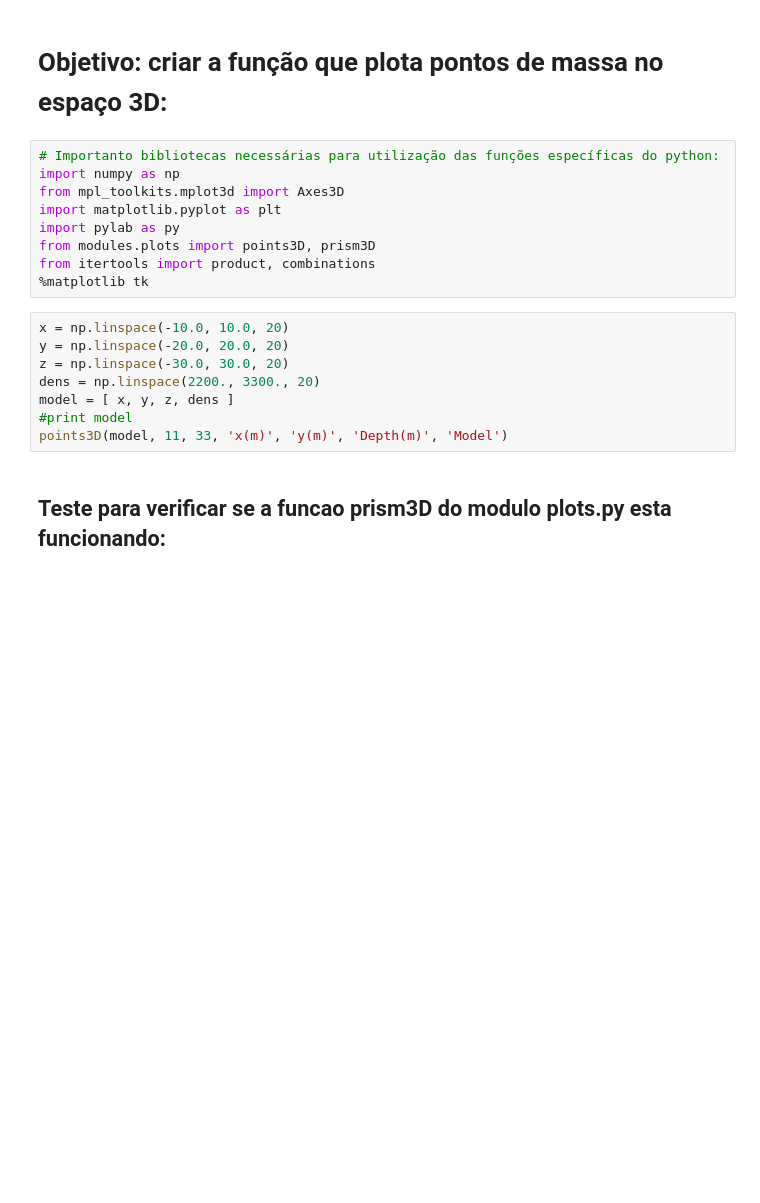
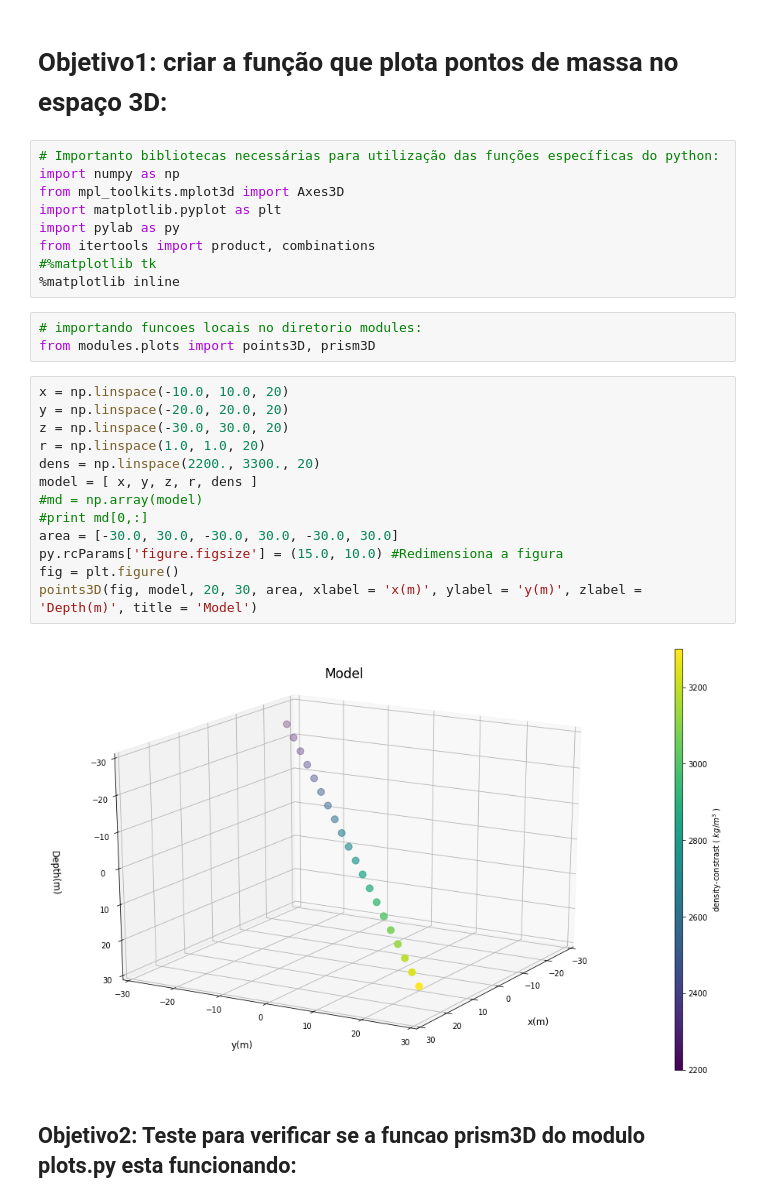
Before and after one commit to rodrigobijani/Congresso_Brasileiro_Geologia2018, a Jupyter notebook: scripts/tests.ipynb, the cells around one changed output. Drawn from its saved outputs; the diff is of its cells as text; blank space fills up the shorter version.

```diff
--- a/scripts/tests.ipynb
+++ b/scripts/tests.ipynb
@@ -1,23 +1,33 @@
 # %% [markdown]
-# Objetivo: criar a função que plota pontos de massa no espaço 3D:
+# Objetivo1: criar a função que plota pontos de massa no espaço 3D:
 # %%
 # Importanto bibliotecas necessárias para utilização das funções específicas do python:
 import numpy as np
 from mpl_toolkits.mplot3d import Axes3D
 import matplotlib.pyplot as plt
 import pylab as py
-from modules.plots import points3D, prism3D
 from itertools import product, combinations
-%matplotlib tk
+#%matplotlib tk
+%matplotlib inline
+# %%
+# importando funcoes locais no diretorio modules:
+from modules.plots import points3D, prism3D
 # %%
 x = np.linspace(-10.0, 10.0, 20)
 y = np.linspace(-20.0, 20.0, 20)
 z = np.linspace(-30.0, 30.0, 20)
+r = np.linspace(1.0, 1.0, 20)
 dens = np.linspace(2200., 3300., 20)
-model = [ x, y, z, dens ]
-#print model
-points3D(model, 11, 33, 'x(m)', 'y(m)', 'Depth(m)', 'Model')
+model = [ x, y, z, r, dens ]
+#md = np.array(model)
+#print md[0,:]
+area = [-30.0, 30.0, -30.0, 30.0, -30.0, 30.0]
+py.rcParams['figure.figsize'] = (15.0, 10.0) #Redimensiona a figura
+fig = plt.figure()
+points3D(fig, model, 20, 30, area, xlabel = 'x(m)', ylabel = 'y(m)', zlabel = 'Depth(m)', title = 'Model')
+# %% [output]
+[figure, added]
 # %% [markdown]
-## Teste para verificar se a funcao prism3D do modulo plots.py esta funcionando:
+## Objetivo2: Teste para verificar se a funcao prism3D do modulo plots.py esta funcionando:
 # %%
 # definindo os limites do prisma:
```
Also changed, not shown: parts of 8 cells of this notebook.
